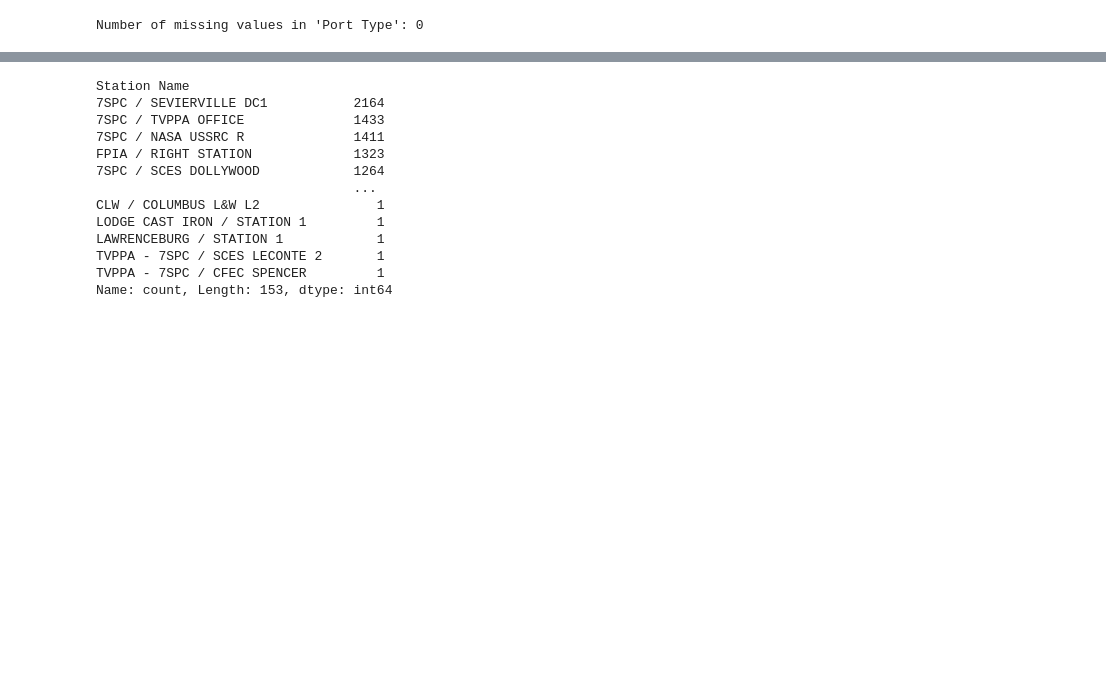
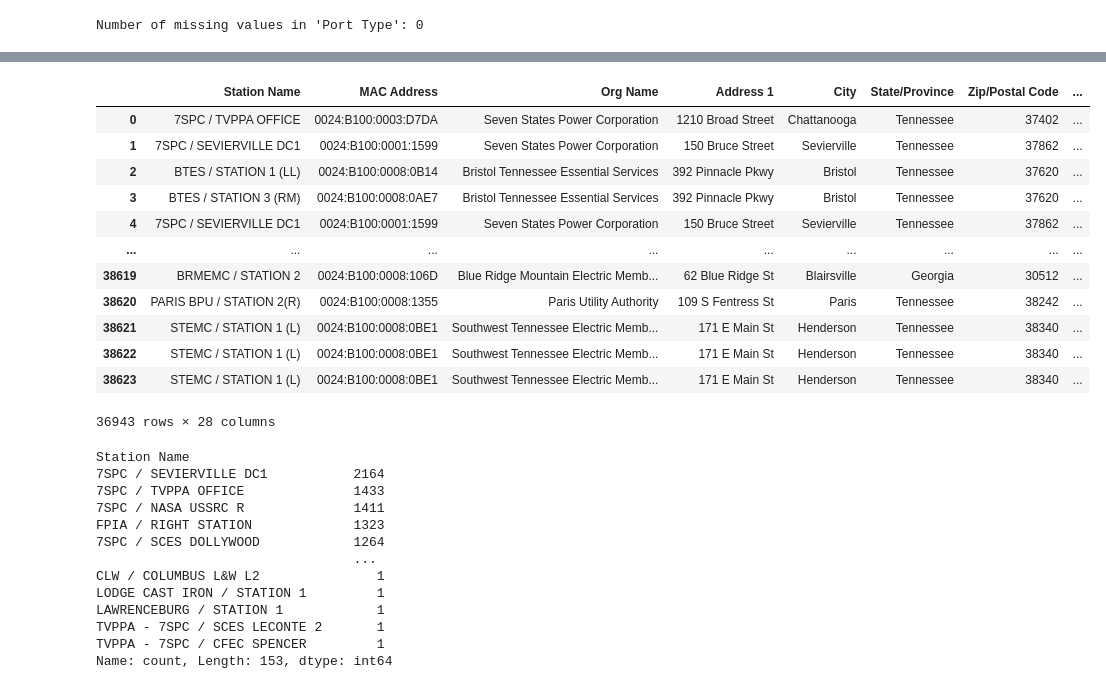
Before and after one commit to mkhaleghian/SevenStates, a Jupyter notebook: Prediction.ipynb, the cells around one changed output, grey strips where cells are left out. Saved outputs shown, nothing was run; the diff lists cells and outputs as text; code cells hidden in the pictures; blank space fills up the shorter version.

```diff
--- a/Prediction.ipynb
+++ b/Prediction.ipynb
@@ -46,0 +49,10 @@ df=df.dropna(subset=["Port Type"])
+# %%
+# Convert 'Start_Time_EST' to datetime if it's not already
+df['Start_Time_EST'] = pd.to_datetime(df['Start_Time_EST'])
+
+# Create a new column 'Day_of_Week' that represents the day of the week
+df['Day_of_Week'] = df['Start_Time_EST'].dt.dayofweek
+
+# Create new columns 'Is_Weekday' and 'Is_Weekend'
+df['Is_Weekday'] = df['Day_of_Week'].isin([0, 1, 2, 3, 4]).astype(int)
+df['Is_Weekend'] = df['Day_of_Week'].isin([5, 6]).astype(int)
@@ -51,3 +111,19 @@ df_DC = df[(df['Port Type'].str.fullmatch('DC Fast'))]
+# %%
+df_ml
+# %% [output]
+|  | Station Name | MAC Address | Org Name | Address 1 | City | State/Province | Zip/Postal Code | ... |
+| 0 | 7SPC / TVPPA OFFICE | 0024:B100:0003:D7DA | Seven States Power Corporation | 1210 Broad Street | Chattanooga | Tennessee | 37402 | ... |
+| 1 | 7SPC / SEVIERVILLE DC1 | 0024:B100:0001:1599 | Seven States Power Corporation | 150 Bruce Street | Sevierville | Tennessee | 37862 | ... |
+| 2 | BTES / STATION 1 (LL) | 0024:B100:0008:0B14 | Bristol Tennessee Essential Services | 392 Pinnacle Pkwy | Bristol | Tennessee | 37620 | ... |
+| 3 | BTES / STATION 3 (RM) | 0024:B100:0008:0AE7 | Bristol Tennessee Essential Services | 392 Pinnacle Pkwy | Bristol | Tennessee | 37620 | ... |
+| 4 | 7SPC / SEVIERVILLE DC1 | 0024:B100:0001:1599 | Seven States Power Corporation | 150 Bruce Street | Sevierville | Tennessee | 37862 | ... |
+| ... | ... | ... | ... | ... | ... | ... | ... | ... |
+| 38619 | BRMEMC / STATION 2 | 0024:B100:0008:106D | Blue Ridge Mountain Electric Memb... | 62 Blue Ridge St | Blairsville | Georgia | 30512 | ... |
+| 38620 | PARIS BPU / STATION 2(R) | 0024:B100:0008:1355 | Paris Utility Authority | 109 S Fentress St | Paris | Tennessee | 38242 | ... |
+| 38621 | STEMC / STATION 1 (L) | 0024:B100:0008:0BE1 | Southwest Tennessee Electric Memb... | 171 E Main St | Henderson | Tennessee | 38340 | ... |
+| 38622 | STEMC / STATION 1 (L) | 0024:B100:0008:0BE1 | Southwest Tennessee Electric Memb... | 171 E Main St | Henderson | Tennessee | 38340 | ... |
+| 38623 | STEMC / STATION 1 (L) | 0024:B100:0008:0BE1 | Southwest Tennessee Electric Memb... | 171 E Main St | Henderson | Tennessee | 38340 | ... |
+36943 rows × 28 columns
 # %%
 value_counts_station_name= df["Station Name"].value_counts()
 unique_values_column_station_name = df['Station Name'].unique()
```
Also changed, not shown: parts of 12 cells of this notebook, 2 other files.
